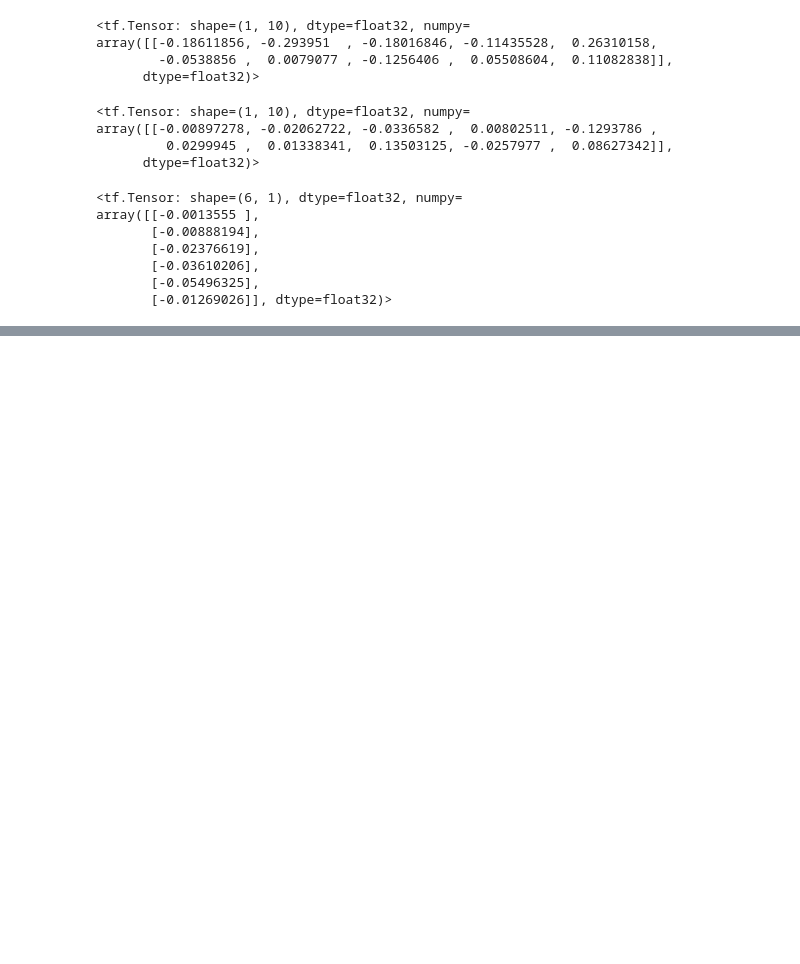
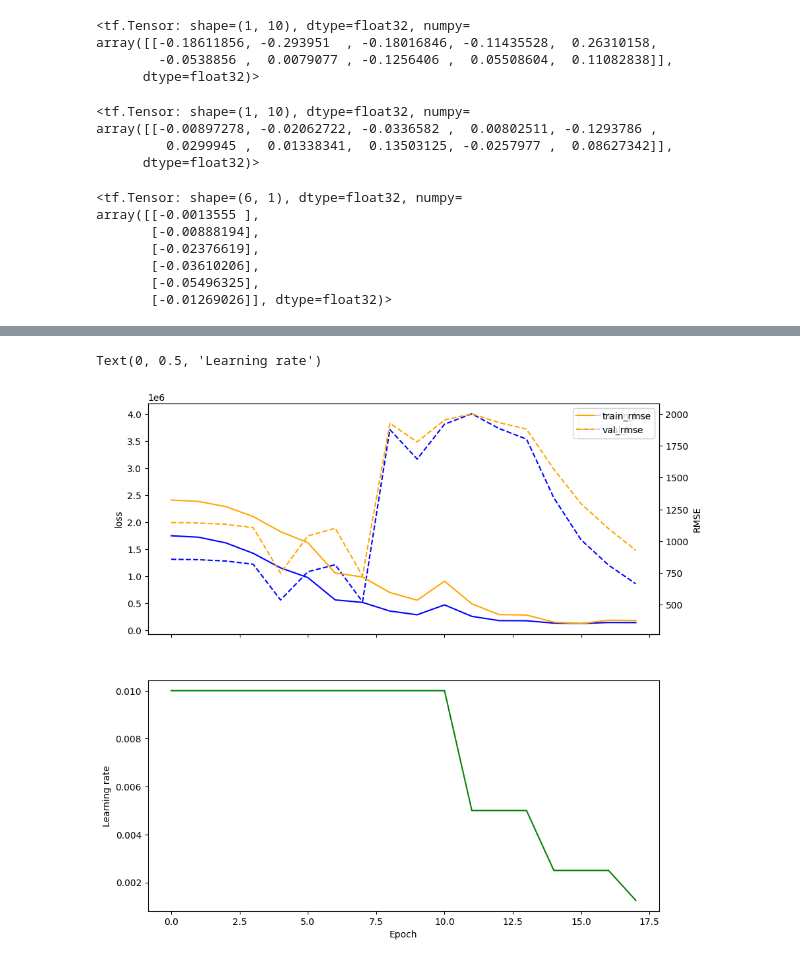
Before and after one commit to Llamrei/tabnet_tensorflow_2.6, a Jupyter notebook: tabnet.ipynb, the cells around one changed output, grey strips where cells are left out. Drawn from its saved outputs; the diff is of its cells as text; code cells hidden in the pictures; blank space fills up the shorter version.

```diff
--- a/tabnet.ipynb
+++ b/tabnet.ipynb
@@ -260,7 +260,7 @@ class TabNet(Model):
             for prior in priors:
                 candidate_mask = candidate_mask*(self.gamma - prior)
             candidate_mask = self.attn_activation(candidate_mask)
-            decision_entropy = -tf.reduce_mean(tf.reduce_sum(candidate_mask * tf.math.log(candidate_mask + self.eps), axis=-1))
+            decision_entropy = -tf.reduce_mean(tf.reduce_sum(candidate_mask * tf.math.log(candidate_mask + self.eps)/self.num_step, axis=-1))
             entropy += decision_entropy
 
             # Why does self.add_loss not work here?
@@ -278,14 +278,15 @@ class TabNet(Model):
         with tf.GradientTape() as tape:
             y_pred, entropy = self(x, training=True)
             loss = self.compiled_loss(y, y_pred, regularization_losses=self.losses)
-            loss += self.sparsity_coef * entropy
+            if self.sparsity_coef > 0:
+                loss += self.sparsity_coef * entropy
         trainable_vars = self.trainable_variables
         gradients = tape.gradient(loss, trainable_vars)
         self.optimizer.apply_gradients(zip(gradients, trainable_vars))
         self.compiled_metrics.update_state(y, y_pred)
         return {m.name: m.result() for m in self.metrics}
 # %%
-BATCH_SIZE = 32
+BATCH_SIZE = 16384
 
 # Load telematics data
 telematics = pd.read_csv("./telematics_syn-032021.csv")
@@ -363,6 +364,7 @@ Trainable params: 704,484
 Non-trainable params: 4,196
 _________________________________________________________________
 # %%
-early_stopping = tf.keras.callbacks.EarlyStopping(patience=5, restore_best_weights=True)
-history = tabnet.fit(train_dataset, epochs=10, validation_data=val_dataset, callbacks=[early_stopping])
+early_stopping = tf.keras.callbacks.EarlyStopping(patience=10, restore_best_weights=True)
+lr_on_plateau = tf.keras.callbacks.ReduceLROnPlateau(patience=3, factor=0.5, min_lr=1e-5)
+history = tabnet.fit(train_dataset, epochs=100, validation_data=val_dataset, callbacks=[early_stopping, lr_on_plateau])
 # %% [output]
@@ -377,3 +388,24 @@ plt.show()
+# %%
+# Plot history loss and RMSE for training and validation set; train solid line, validation dashed line
+fig, (top_ax, bottom_ax) = plt.subplots(2, 1, figsize=(10, 10), sharex=True)
+
+top_ax.plot(history.history['loss'], label='train_loss', c='b')
+top_ax.plot(history.history['val_loss'], label='val_loss', linestyle='--', c='b')
+second_ax = top_ax.twinx()
+second_ax.plot(history.history['root_mean_squared_error'], label='train_rmse', c='orange')
+second_ax.plot(history.history['val_root_mean_squared_error'], label='val_rmse', linestyle='--', c='orange')
+top_ax.set_ylabel('loss')
+second_ax.set_ylabel('RMSE')
+top_ax.legend()
+second_ax.legend()
+
+
+bottom_ax.plot(history.history['lr'], label='lr', c='g')
+bottom_ax.set_xlabel('Epoch')
+bottom_ax.set_ylabel('Learning rate')
+# %% [output]
+Text(0, 0.5, 'Learning rate')
+[figure, added]
 # %%
 # Evaluate model on test set
 tabnet.evaluate(test_dataset)
```
Also changed, not shown: parts of 5 cells of this notebook.
